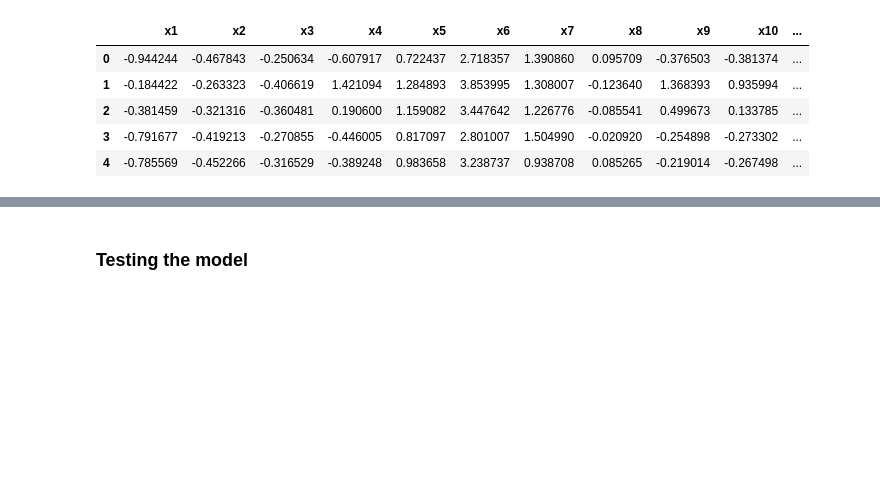
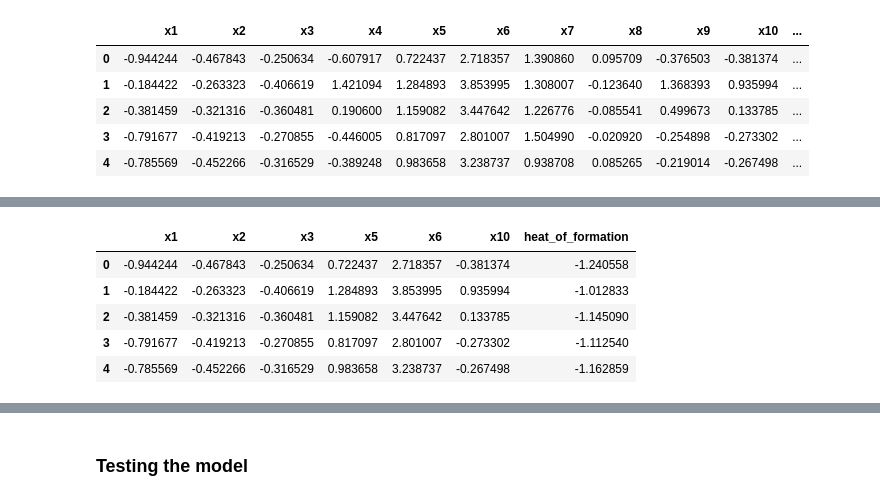
Before and after one commit to nav-neit/Stability-of-Perovskite-Materials-using-DeepLearning, a Jupyter notebook: deepLearningModel/dl_model.ipynb, the cells around one changed output, grey strips where cells are left out. Cells and saved outputs as stored; diff of their text form; code cells hidden in the pictures; blank space fills up the shorter version.

```diff
--- a/deepLearningModel/dl_model.ipynb
+++ b/deepLearningModel/dl_model.ipynb
@@ -39,3 +88,12 @@ dataset.head(5)
+# %%
+dataset.head(5)
+# %% [output]
+|  | x1 | x2 | x3 | x5 | x6 | x10 | heat_of_formation |
+| 0 | -0.944244 | -0.467843 | -0.250634 | 0.722437 | 2.718357 | -0.381374 | -1.240558 |
+| 1 | -0.184422 | -0.263323 | -0.406619 | 1.284893 | 3.853995 | 0.935994 | -1.012833 |
+| 2 | -0.381459 | -0.321316 | -0.360481 | 1.159082 | 3.447642 | 0.133785 | -1.145090 |
+| 3 | -0.791677 | -0.419213 | -0.270855 | 0.817097 | 2.801007 | -0.273302 | -1.112540 |
+| 4 | -0.785569 | -0.452266 | -0.316529 | 0.983658 | 3.238737 | -0.267498 | -1.162859 |
 # %%
 X = dataset.iloc[:,:-1].values
 y = dataset.iloc[:,-1].values
```
Also changed, not shown: parts of 16 cells of this notebook, 1 other file.
